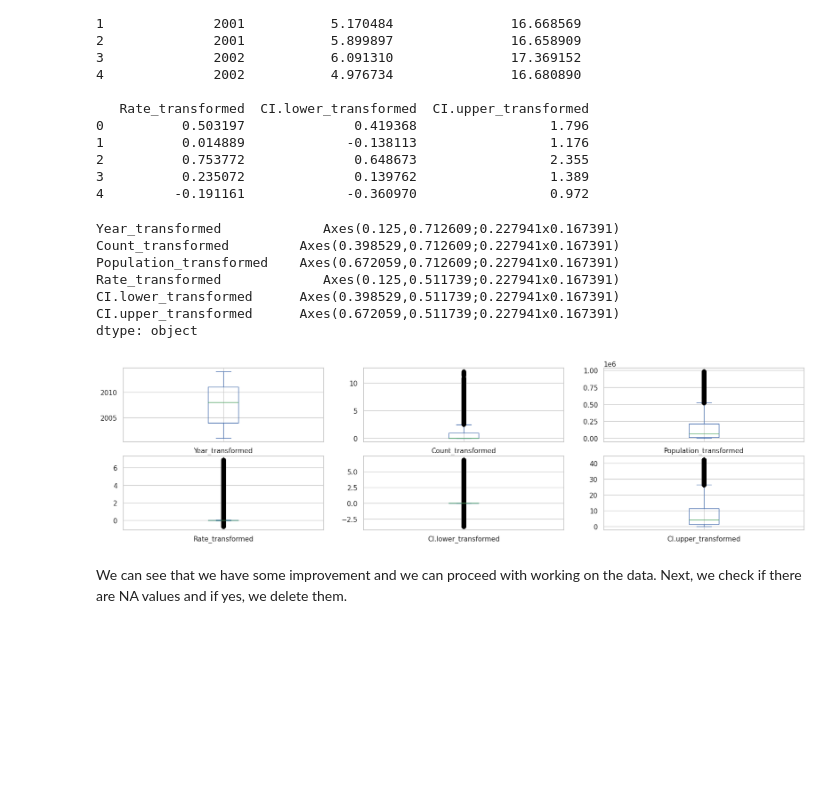
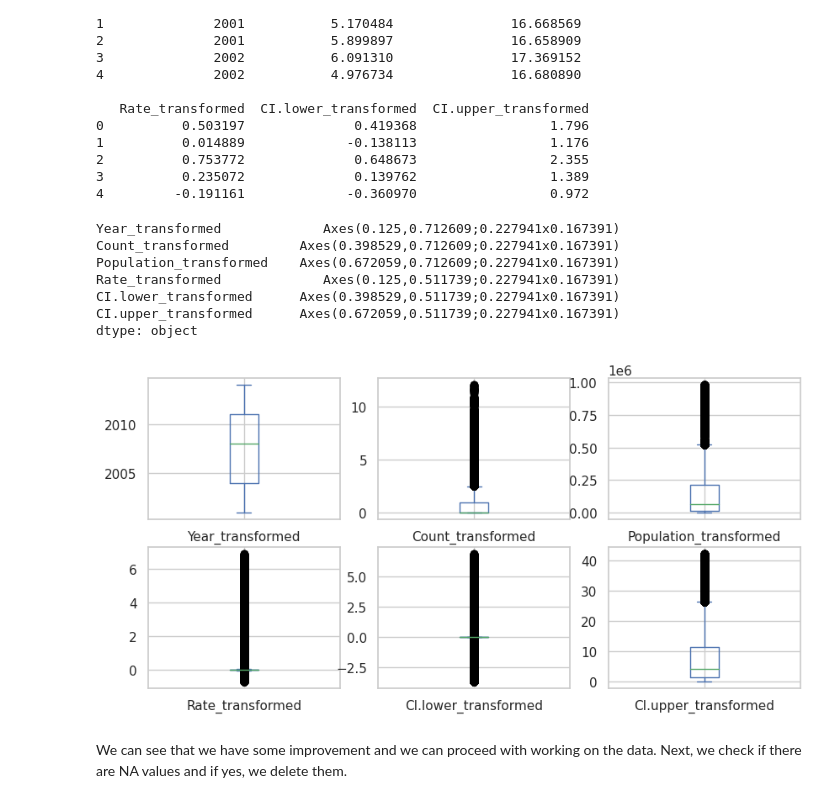
Before and after one commit to gagaleska/Infectious-diseases-prediction, a Jupyter notebook: infectious-diseases-prediction.ipynb, the cells around one changed output. Drawn from its saved outputs; the diff is of its cells as text; code cells hidden in the pictures; blank space fills up the shorter version.

```diff
--- a/infectious-diseases-prediction.ipynb
+++ b/infectious-diseases-prediction.ipynb
@@ -185,16 +187,16 @@ Transformed Dataset:
 3          0.235072              0.139762                 1.389
 4         -0.191161             -0.360970                 0.972
 # %%
-my_df_transformed.plot(kind='box', subplots=True, layout=(4,3), sharex=False, figsize=(20, 10))
+my_df_transformed.plot(kind='box', subplots=True, layout=(4,3), sharex=False, figsize=(10, 10))
 # %% [output]
 Year_transformed             Axes(0.125,0.712609;0.227941x0.167391)
 Count_transformed         Axes(0.398529,0.712609;0.227941x0.167391)
 Population_transformed    Axes(0.672059,0.712609;0.227941x0.167391)
 Rate_transformed             Axes(0.125,0.511739;0.227941x0.167391)
 CI.lower_transformed      Axes(0.398529,0.511739;0.227941x0.167391)
 CI.upper_transformed      Axes(0.672059,0.511739;0.227941x0.167391)
 dtype: object
-[figure, old version]
+[figure, new version]
 # %% [markdown]
 We can see that we have some improvement and we can proceed with working on the data.
 Next, we check if there are NA values and if yes, we delete them.
```
Also changed, not shown: parts of 14 cells of this notebook.
